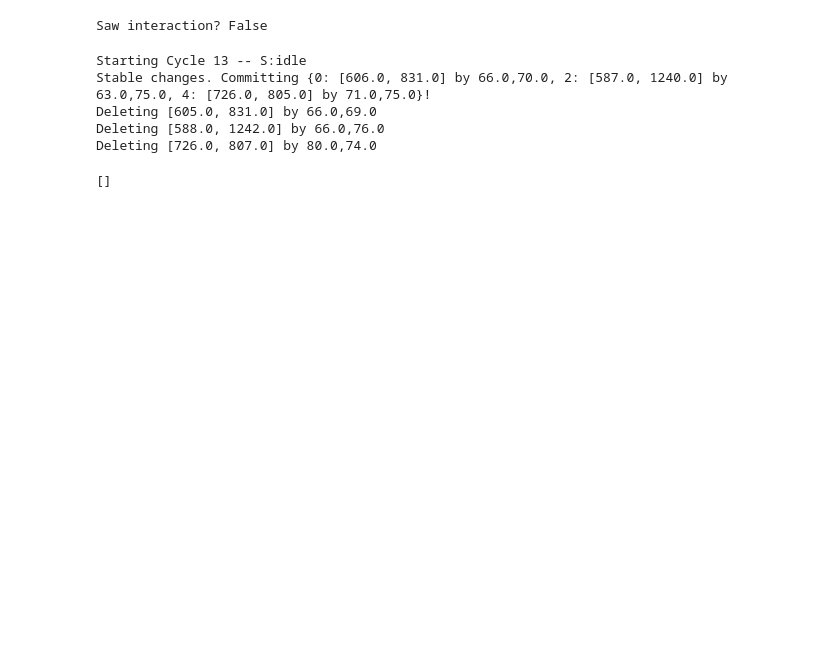
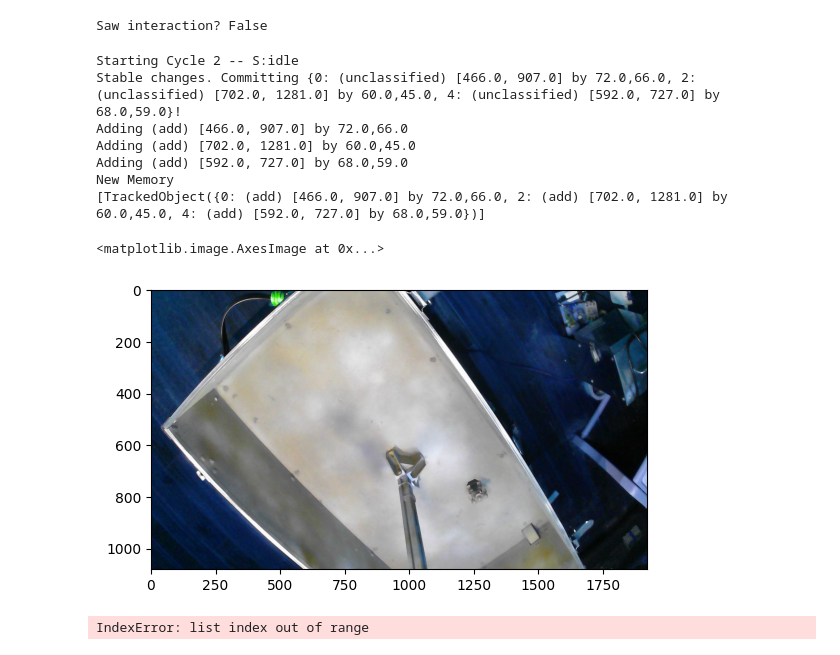
Before and after one commit to MakUrSpace/harmony, a Jupyter notebook: observer/DebugObserver.ipynb, the cells around one changed output. Saved outputs shown, nothing was run; the diff lists cells and outputs as text; code cells hidden in the pictures; blank space fills up the shorter version.

Commit message:
Object segmentation & tracking

```diff
--- a/observer/DebugObserver.ipynb
+++ b/observer/DebugObserver.ipynb
@@ -69,13 +99,22 @@ Saw interaction? False
 # %%
 if __name__ == "__main__":
     cm.cycle()
+    sleep(1)
+    print(cm.memory)
 # %% [output]
-Starting Cycle 13 -- S:idle
-Stable changes. Committing {0: [606.0, 831.0] by 66.0,70.0, 2: [587.0, 1240.0] by 63.0,75.0, 4: [726.0, 805.0] by 71.0,75.0}!
-Deleting [605.0, 831.0] by 66.0,69.0
-Deleting [588.0, 1242.0] by 66.0,76.0
-Deleting [726.0, 807.0] by 80.0,74.0
+Starting Cycle 2 -- S:idle
+Stable changes. Committing {0: (unclassified) [466.0, 907.0] by 72.0,66.0, 2: (unclassified) [702.0, 1281.0] by 60.0,45.0, 4: (unclassified) [592.0, 727.0] by 68.0,59.0}!
+Adding (add) [466.0, 907.0] by 72.0,66.0
+Adding (add) [702.0, 1281.0] by 60.0,45.0
+Adding (add) [592.0, 727.0] by 68.0,59.0
+New Memory
+[TrackedObject({0: (add) [466.0, 907.0] by 72.0,66.0, 2: (add) [702.0, 1281.0] by 60.0,45.0, 4: (add) [592.0, 727.0] by 68.0,59.0})]
-# %%
-cameras[0].changes
-# %% [output]
-[]
+# %%
+plt.imshow(cameras[4].mostRecentFrame)
+# %% [output]
+<matplotlib.image.AxesImage at 0x...>
+[figure, added]
+# %%
+plt.imshow(cm.memory[0].changeSet[0].beforeAfter())
+# %% [output]
+IndexError: list index out of range
```
Also changed, not shown: parts of 4 cells of this notebook, 1 other file.
